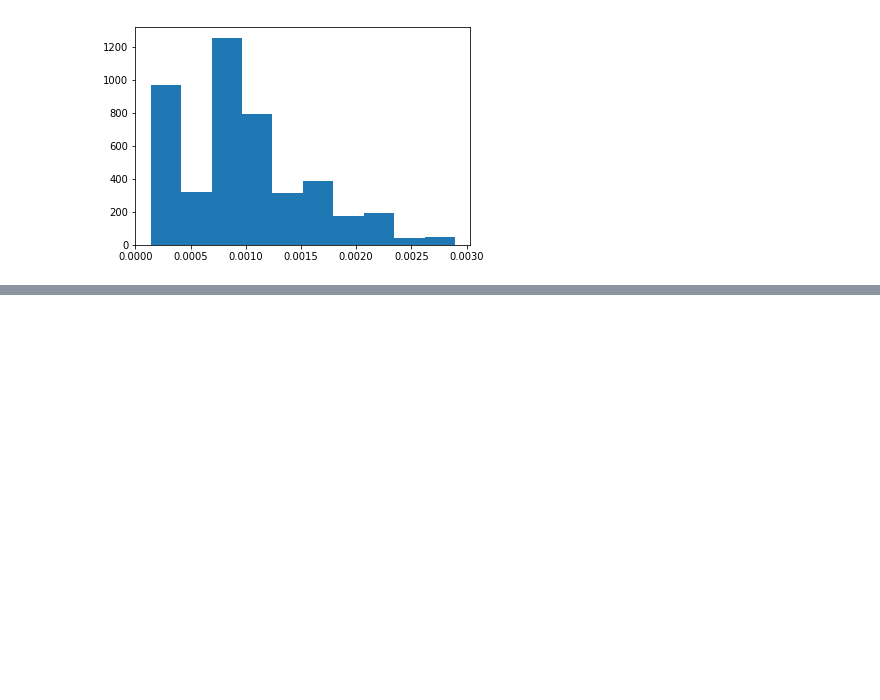
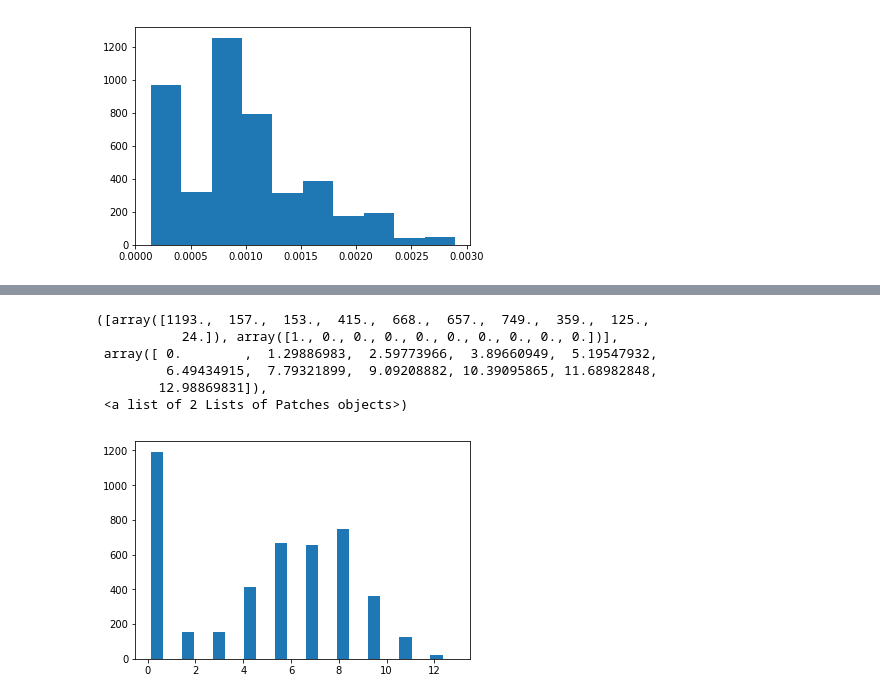
Before and after one commit to osmaac/master-data-science, a Jupyter notebook: Feature processing.ipynb, the cells around one changed output, grey strips where cells are left out. Saved outputs shown, nothing was run; the diff lists cells and outputs as text; code cells hidden in the pictures; blank space fills up the shorter version.

```diff
--- a/Feature processing.ipynb
+++ b/Feature processing.ipynb
@@ -514,0 +581,13 @@ df_num=df[['Ord_Insurance', 'Ord_Insurance_amount', 'Ord_Household_Payment',
+# %%
+#Haciendo Box_Cox
+from scipy import stats
+prueba=stats.boxcox(df['Num_Op_CashCredit'])
+plt.hist(prueba)
+# %% [output]
+([array([1193.,  157.,  153.,  415.,  668.,  657.,  749.,  359.,  125.,
+           24.]), array([1., 0., 0., 0., 0., 0., 0., 0., 0., 0.])],
+ array([ 0.        ,  1.29886983,  2.59773966,  3.89660949,  5.19547932,
+         6.49434915,  7.79321899,  9.09208882, 10.39095865, 11.68982848,
+        12.98869831]),
+ <a list of 2 Lists of Patches objects>)
+[figure, added]
```
Also changed, not shown: parts of 24 cells of this notebook.
